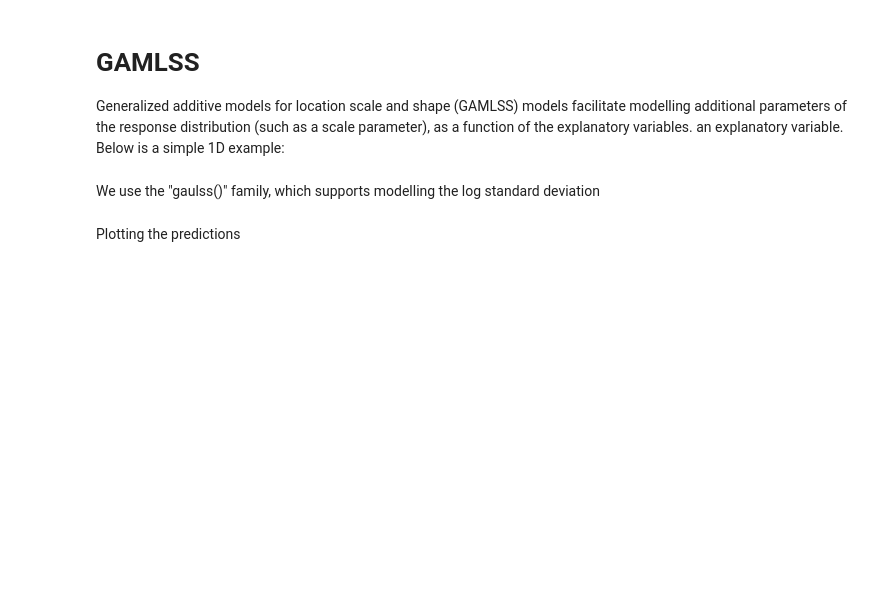
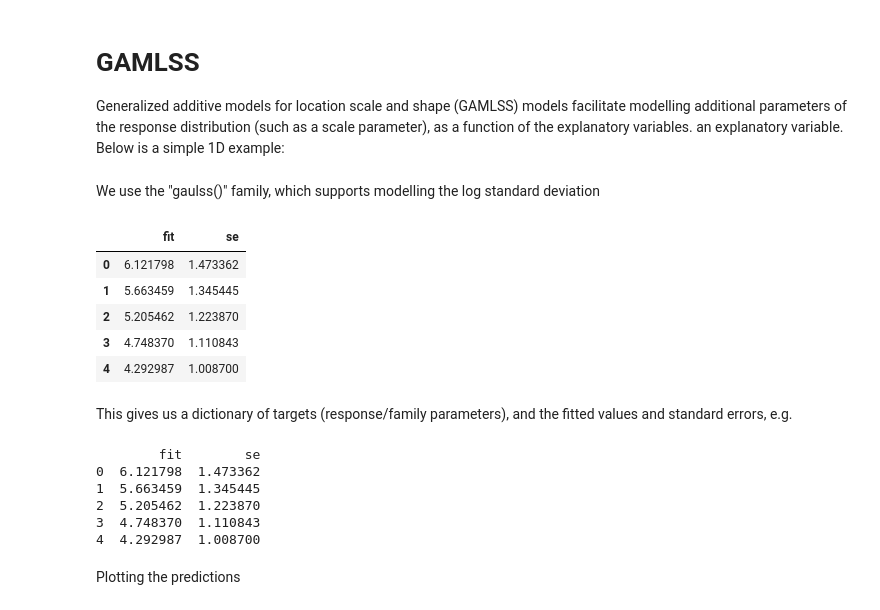
Before and after one commit to danielward27/pymgcv, a Jupyter notebook: docs/examples/gamlss.ipynb, the cells around one changed output. Saved outputs shown, nothing was run; the diff lists cells and outputs as text; code cells hidden in the pictures; blank space fills up the shorter version.

```diff
--- a/docs/examples/gamlss.ipynb
+++ b/docs/examples/gamlss.ipynb
@@ -5,9 +5,8 @@ Generalized additive models for location scale and shape (GAMLSS) models facilit
 parameters of the response distribution (such as a scale parameter), as a function of the explanatory variables.
 an explanatory variable. Below is a simple 1D example:
 # %%
-from pymgcv.gam import gam
 from pymgcv.terms import Smooth as S
-from pymgcv.gam import Model
+from pymgcv.gam import GAM
 
 import matplotlib.pyplot as plt
 
@@ -15,7 +14,7 @@ import matplotlib.pyplot as plt
 import pandas as pd
 import numpy as np
 
-rng = np.random.RandomState(0)
+rng = np.random.default_rng(0)
 x = np.linspace(-1, 1, 100)
 data = pd.DataFrame({
     "x": x,
@@ -24,14 +23,32 @@ data = pd.DataFrame({
 # %% [markdown]
 We use the "gaulss()" family, which supports modelling the log standard deviation
 # %%
-model = Model(
-    response_predictors={"y": [S("x")]},
-    other_predictors={ "log_scale": [S("x")]},
+model = GAM(
+    response_predictors={"y": S("x")},
+    other_predictors={"log_scale": S("x")},
     family="gaulss()",
 )
 
-fitted_model = gam(model, data=data)
+fitted_model = model.fit(data=data)
 fit_and_se = fitted_model.predict(data)
+# %% [output]
+|  | fit | se |
+| 0 | 6.121798 | 1.473362 |
+| 1 | 5.663459 | 1.345445 |
+| 2 | 5.205462 | 1.223870 |
+| 3 | 4.748370 | 1.110843 |
+| 4 | 4.292987 | 1.008700 |
+# %% [markdown]
+This gives us a dictionary of targets (response/family parameters), and the fitted values and standard errors, e.g.
+# %%
+print(fit_and_se["y"].head())
+# %% [output]
+        fit        se
+0  6.121798  1.473362
+1  5.663459  1.345445
+2  5.205462  1.223870
+3  4.748370  1.110843
+4  4.292987  1.008700
 # %% [markdown]
 Plotting the predictions
 # %%
```
Also changed, not shown: 16 other files.
